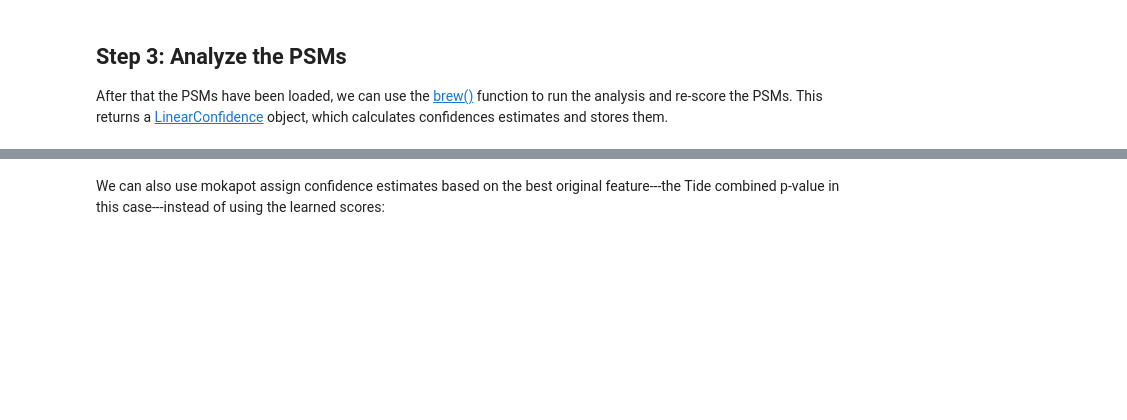
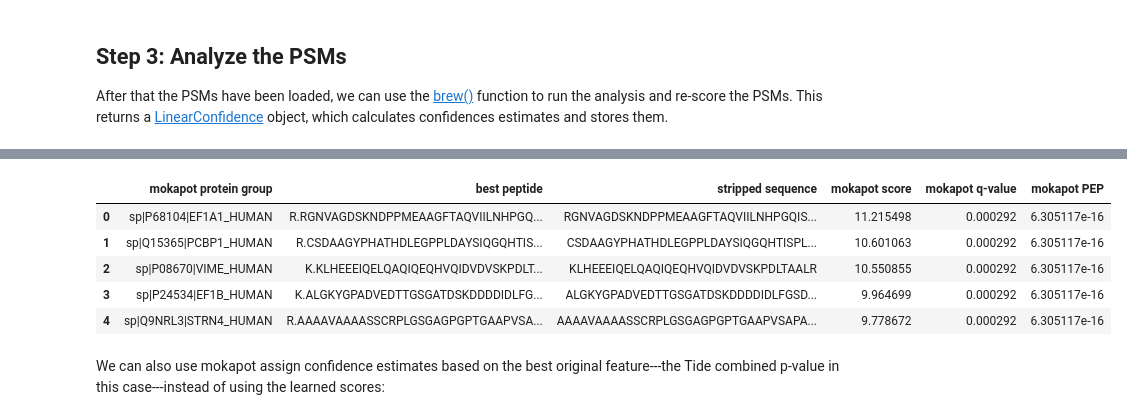
Before and after one commit to wfondrie/mokapot, a Jupyter notebook: docs/source/vignettes/basic_python_api.ipynb, the cells around one changed output, grey strips where cells are left out. Cells and saved outputs as stored; diff of their text form; code cells hidden in the pictures; blank space fills up the shorter version.

```diff
--- a/docs/source/vignettes/basic_python_api.ipynb
+++ b/docs/source/vignettes/basic_python_api.ipynb
@@ -71,3 +80,12 @@ moka_conf.peptides.head()
+# %%
+moka_conf.proteins.head()
+# %% [output]
+|  | mokapot protein group | best peptide | stripped sequence | mokapot score | mokapot q-value | mokapot PEP |
+| 0 | sp|P68104|EF1A1_HUMAN | R.RGNVAGDSKNDPPMEAAGFTAQVIILNHPGQ... | RGNVAGDSKNDPPMEAAGFTAQVIILNHPGQIS... | 11.215498 | 0.000292 | 6.305117e-16 |
+| 1 | sp|Q15365|PCBP1_HUMAN | R.CSDAAGYPHATHDLEGPPLDAYSIQGQHTIS... | CSDAAGYPHATHDLEGPPLDAYSIQGQHTISPL... | 10.601063 | 0.000292 | 6.305117e-16 |
+| 2 | sp|P08670|VIME_HUMAN | K.KLHEEEIQELQAQIQEQHVQIDVDVSKPDLT... | KLHEEEIQELQAQIQEQHVQIDVDVSKPDLTAALR | 10.550855 | 0.000292 | 6.305117e-16 |
+| 3 | sp|P24534|EF1B_HUMAN | K.ALGKYGPADVEDTTGSGATDSKDDDDIDLFG... | ALGKYGPADVEDTTGSGATDSKDDDDIDLFGSD... | 9.964699 | 0.000292 | 6.305117e-16 |
+| 4 | sp|Q9NRL3|STRN4_HUMAN | R.AAAAVAAAASSCRPLGSGAGPGPTGAAPVSA... | AAAAVAAAASSCRPLGSGAGPGPTGAAPVSAPA... | 9.778672 | 0.000292 | 6.305117e-16 |
 # %% [markdown]
 We can also use mokapot assign confidence estimates based on the best original feature---the Tide combined p-value in this case---instead of using the learned scores:
 # %%
```
Also changed, not shown: parts of 11 cells of this notebook, 12 other files.
